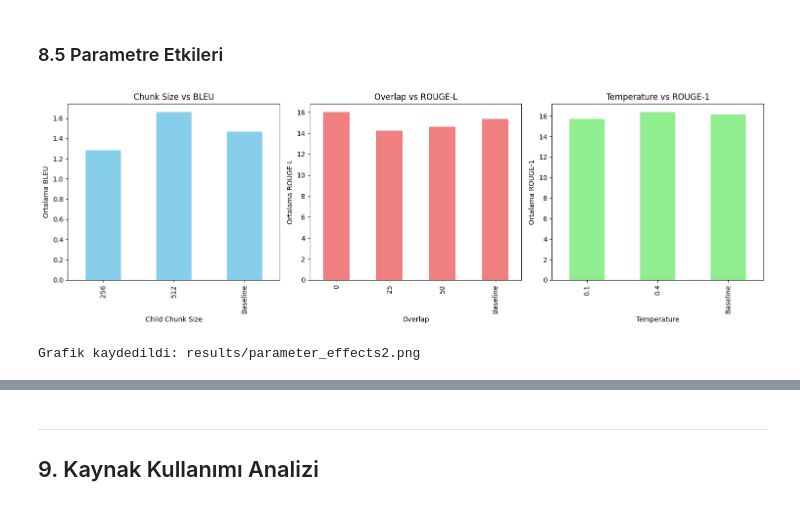
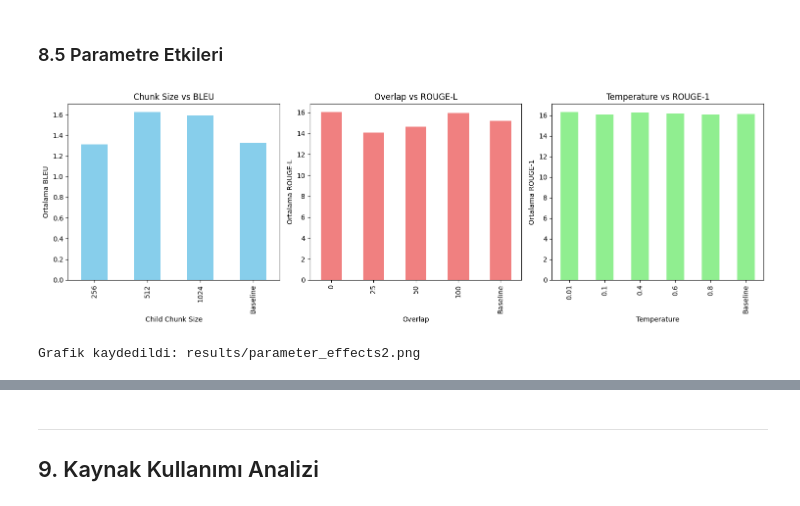
Before and after one commit to sendayildirim/V-RAG, a Jupyter notebook: notebooks/main_rag_notebook.ipynb, the cells around one changed output, grey strips where cells are left out. Saved outputs shown, nothing was run; the diff lists cells and outputs as text; code cells hidden in the pictures.

```diff
--- a/notebooks/main_rag_notebook.ipynb
+++ b/notebooks/main_rag_notebook.ipynb
@@ -339,7 +317,7 @@ for i, result in enumerate(baseline_results[:3], 1):
 # RAG pipeline oluştur
 rag_pipeline = RAGPipeline(
     vector_store=vector_store,
-    model_name="google/gemma-2-2b-it",
+    model_name="google/gemma-3-1b-it",
     temperature=0.1
 )
 # %% [output]
@@ -537,30 +500,30 @@ En Yüksek ROUGE-L Skorları:
 # %%
 # Chunk size etkisi
 fig, axes = plt.subplots(1, 3, figsize=(15, 5))
 
 # Chunk size vs BLEU
-exp_df2.groupby('child_size')['bleu'].mean().plot(kind='bar', ax=axes[0], color='skyblue')
+exp_df_final.groupby('child_size')['bleu'].mean().plot(kind='bar', ax=axes[0], color='skyblue')
 axes[0].set_title('Chunk Size vs BLEU')
 axes[0].set_xlabel('Child Chunk Size')
 axes[0].set_ylabel('Ortalama BLEU')
 
 # Overlap vs ROUGE-L
-exp_df2.groupby('overlap')['rougeL'].mean().plot(kind='bar', ax=axes[1], color='lightcoral')
+exp_df_final.groupby('overlap')['rougeL'].mean().plot(kind='bar', ax=axes[1], color='lightcoral')
 axes[1].set_title('Overlap vs ROUGE-L')
 axes[1].set_xlabel('Overlap')
 axes[1].set_ylabel('Ortalama ROUGE-L')
 
 # Temperature vs ROUGE-1
-exp_df2.groupby('temperature')['rouge1'].mean().plot(kind='bar', ax=axes[2], color='lightgreen')
+exp_df_final.groupby('temperature')['rouge1'].mean().plot(kind='bar', ax=axes[2], color='lightgreen')
 axes[2].set_title('Temperature vs ROUGE-1')
 axes[2].set_xlabel('Temperature')
 axes[2].set_ylabel('Ortalama ROUGE-1')
 
 plt.tight_layout()
 plt.savefig('results/parameter_effects2.png', dpi=300, bbox_inches='tight')
 plt.show()
 
 print("Grafik kaydedildi: results/parameter_effects2.png")
 # %% [output]
-[figure, old version]
+[figure, new version]
 Grafik kaydedildi: results/parameter_effects2.png
```
Also changed, not shown: parts of 12 cells of this notebook.
